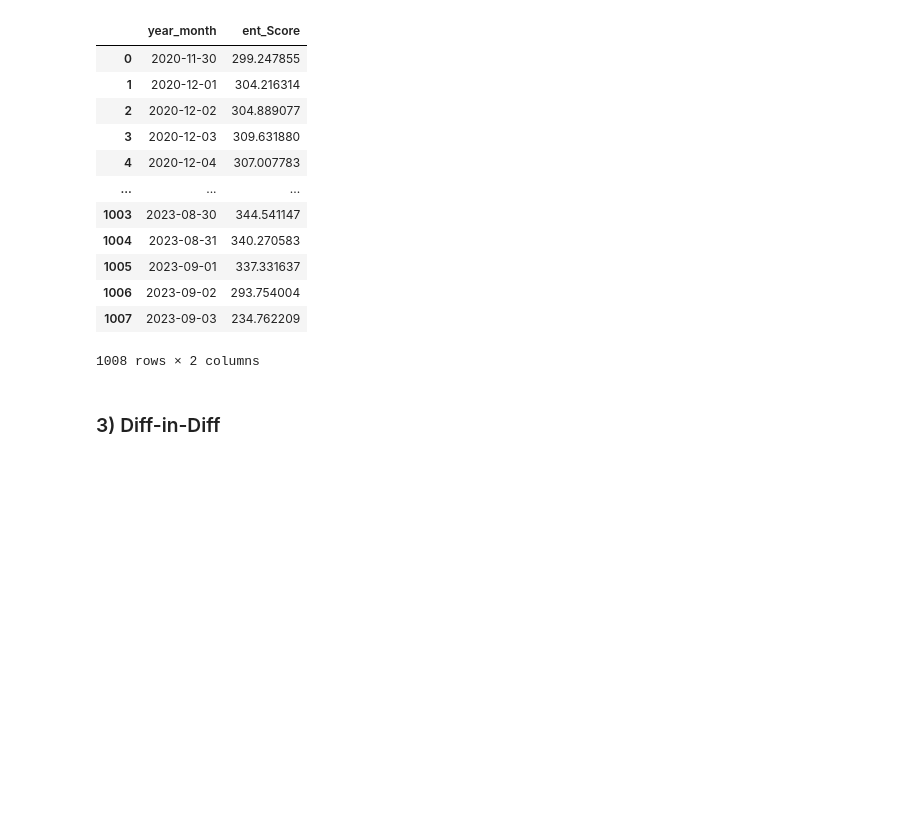
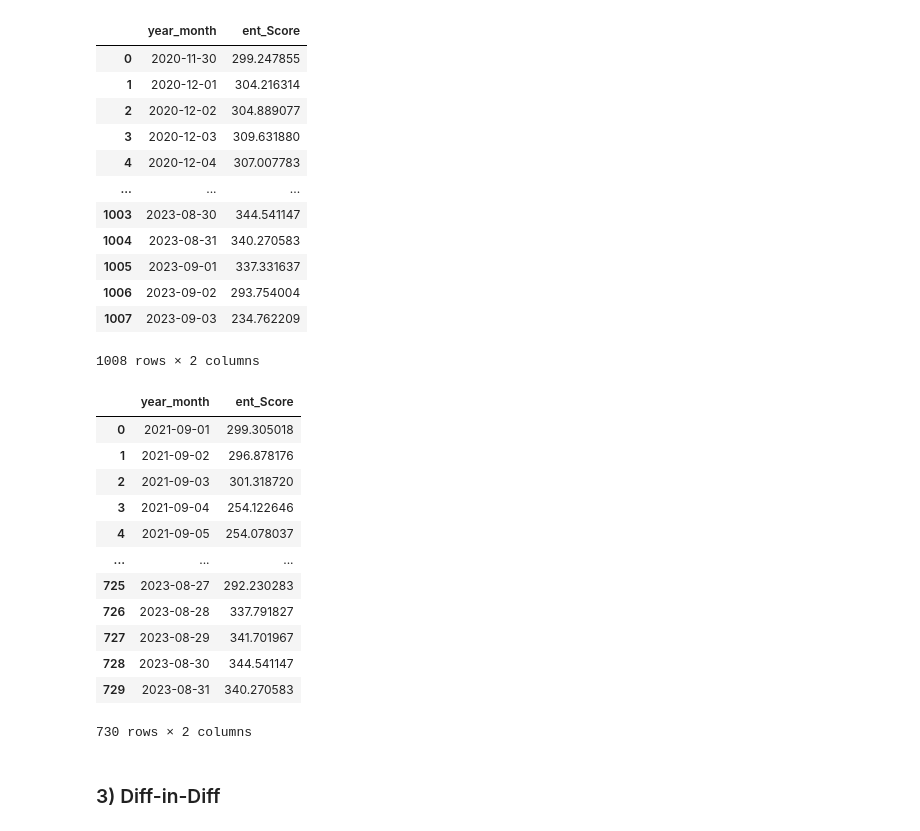
Before and after one commit to CG6036/_Robustness, a Jupyter notebook: entropy.ipynb, the cells around one changed output. Saved outputs shown, nothing was run; the diff lists cells and outputs as text; code cells hidden in the pictures; blank space fills up the shorter version.

```diff
--- a/entropy.ipynb
+++ b/entropy.ipynb
@@ -116,3 +116,22 @@ result_entropy
 | 1006 | 2023-09-02 | 293.754004 |
 | 1007 | 2023-09-03 | 234.762209 |
 1008 rows × 2 columns
+# %%
+entropy = result_entropy[(result_entropy['year_month'] > '2021-08-31') &
+           (result_entropy['year_month'] < '2023-09-01')].reset_index(drop = True)
+# %%
+entropy
+# %% [output]
+|  | year_month | ent_Score |
+| 0 | 2021-09-01 | 299.305018 |
+| 1 | 2021-09-02 | 296.878176 |
+| 2 | 2021-09-03 | 301.318720 |
+| 3 | 2021-09-04 | 254.122646 |
+| 4 | 2021-09-05 | 254.078037 |
+| ... | ... | ... |
+| 725 | 2023-08-27 | 292.230283 |
+| 726 | 2023-08-28 | 337.791827 |
+| 727 | 2023-08-29 | 341.701967 |
+| 728 | 2023-08-30 | 344.541147 |
+| 729 | 2023-08-31 | 340.270583 |
+730 rows × 2 columns
```
Also changed, not shown: parts of 1 cell of this notebook, 13 other files.
